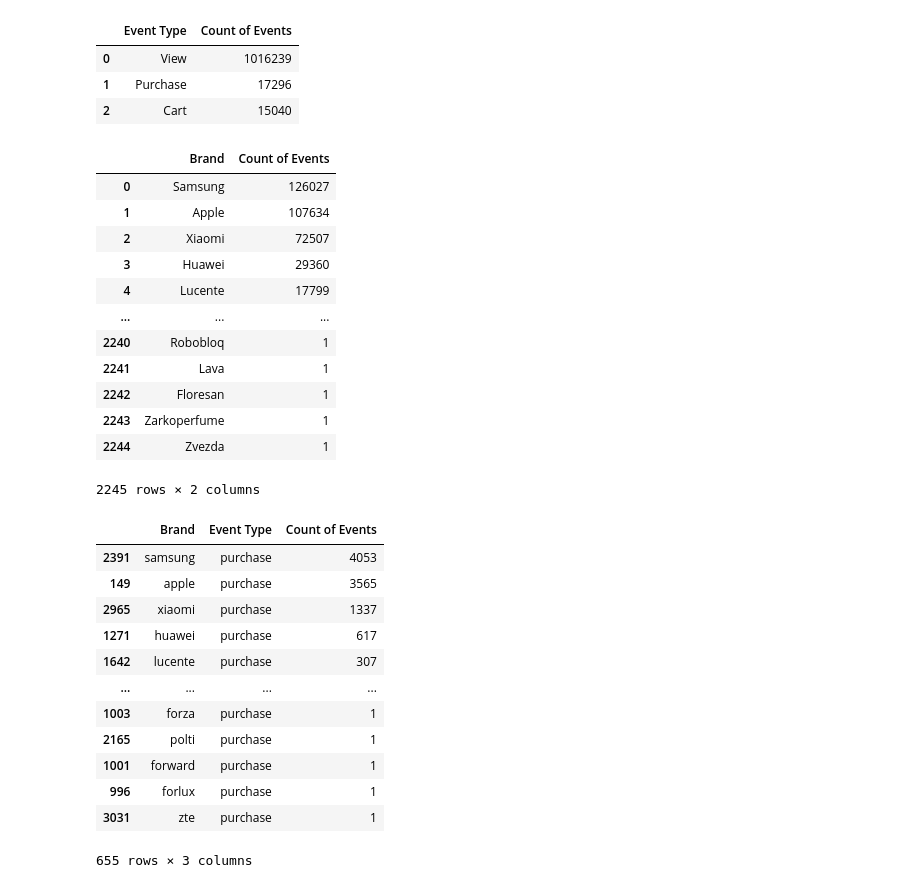
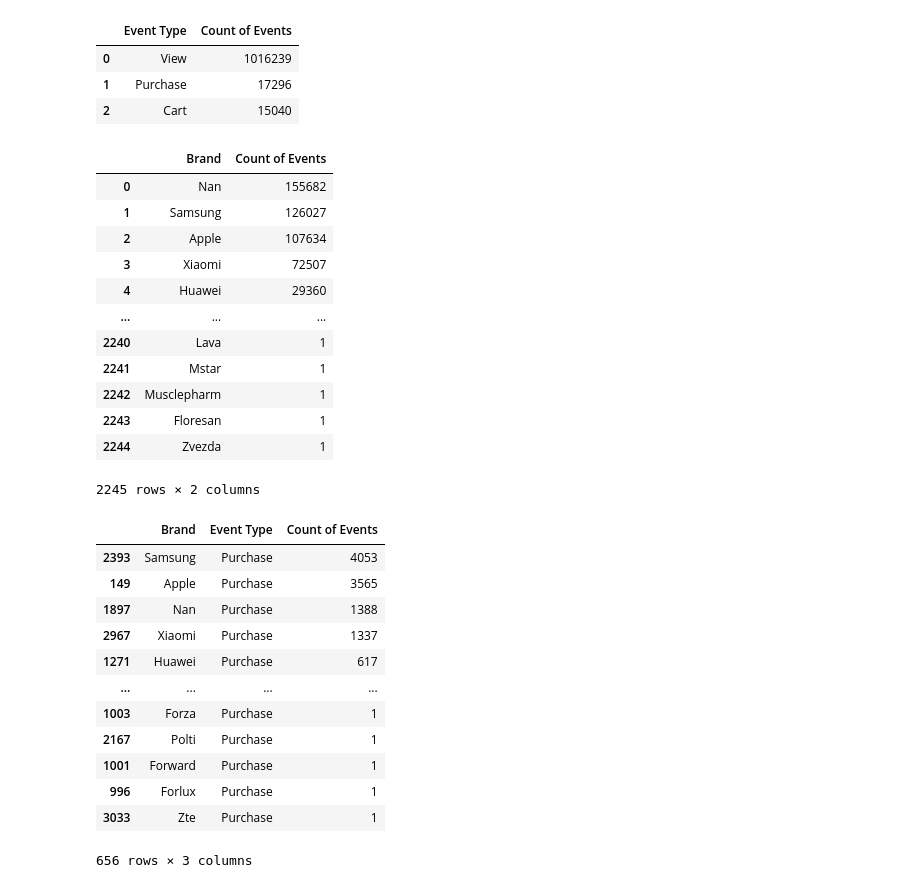
Before and after one commit to mjjohnson94/microFarm, a Jupyter notebook: User Session Analysis.ipynb, the cells around one changed output. Cells and saved outputs as stored; diff of their text form; code cells hidden in the pictures.

```diff
--- a/User Session Analysis.ipynb
+++ b/User Session Analysis.ipynb
@@ -99,8 +92,8 @@ userSession_Data
 # Create 3 new columns to hold each Category Code Level & split the Category Code column based on the '.' delimiter
 # Where Category Codes do not have additional categories, 'None' is returned
 
-userSession_Data[['Category Code L2', 'Category Code L3', 'Category Code L4']] = userSession_Data['Category Code'].str.split('.', n=2, expand=True)
+userSession_Data[['Category Code L1', 'Category Code L2', 'Category Code L3']] = userSession_Data['Category Code'].str.split('.', n=2, expand=True)
 
-# Print results
-userSession_Data.head()
+
+userSession_Data.drop(['Category Code'], axis=1).head()
 # %% [output]
@@ -178,54 +169,52 @@ eventTypes
 
 brandVolume = pd.DataFrame(userSession_Data.value_counts('Brand'), columns=['Count of Events']).reset_index()
 
-# Capitalize first letter of Brand data & Event Type data for tidiness
-
-brandVolume['Brand'] = brandVolume['Brand'].str.capitalize()
+# Print results
 
 brandVolume
 # %% [output]
 |  | Brand | Count of Events |
-| 0 | Samsung | 126027 |
-| 1 | Apple | 107634 |
-| 2 | Xiaomi | 72507 |
-| 3 | Huawei | 29360 |
-| 4 | Lucente | 17799 |
+| 0 | Nan | 155682 |
+| 1 | Samsung | 126027 |
+| 2 | Apple | 107634 |
+| 3 | Xiaomi | 72507 |
+| 4 | Huawei | 29360 |
 | ... | ... | ... |
-| 2240 | Robobloq | 1 |
-| 2241 | Lava | 1 |
-| 2242 | Floresan | 1 |
-| 2243 | Zarkoperfume | 1 |
+| 2240 | Lava | 1 |
+| 2241 | Mstar | 1 |
+| 2242 | Musclepharm | 1 |
+| 2243 | Floresan | 1 |
 | 2244 | Zvezda | 1 |
 2245 rows × 2 columns
 # %%
 ## Calculate brands with the highest purchase volume
 
 # groupby Brand and Event Type and use size() which returns the number of elements within an object
 # Create a new DataFrame which will show the count of each event type per unique brand name
 
 brandEventData = pd.DataFrame(userSession_Data.groupby(["Brand", "Event Type"]).size(), columns=['Count of Events']).reset_index()
 
 ## Filter the Event Type column for 'purchase' using .loc, assign to variable named brandPurchaseData
 
-brandPurchaseData = brandEventData.loc[brandEventData['Event Type'] == 'purchase']
+brandPurchaseData = brandEventData.loc[brandEventData['Event Type'] == 'Purchase']
 
 # Sort DataFrame from highest number of purchase events to lowest, print results
 
 brandPurchaseData.sort_values(by='Count of Events', ascending=False)
 # %% [output]
 |  | Brand | Event Type | Count of Events |
-| 2391 | samsung | purchase | 4053 |
-| 149 | apple | purchase | 3565 |
-| 2965 | xiaomi | purchase | 1337 |
-| 1271 | huawei | purchase | 617 |
-| 1642 | lucente | purchase | 307 |
+| 2393 | Samsung | Purchase | 4053 |
+| 149 | Apple | Purchase | 3565 |
+| 1897 | Nan | Purchase | 1388 |
+| 2967 | Xiaomi | Purchase | 1337 |
+| 1271 | Huawei | Purchase | 617 |
 | ... | ... | ... | ... |
-| 1003 | forza | purchase | 1 |
-| 2165 | polti | purchase | 1 |
-| 1001 | forward | purchase | 1 |
-| 996 | forlux | purchase | 1 |
-| 3031 | zte | purchase | 1 |
+| 1003 | Forza | Purchase | 1 |
+| 2167 | Polti | Purchase | 1 |
+| 1001 | Forward | Purchase | 1 |
+| 996 | Forlux | Purchase | 1 |
+| 3033 | Zte | Purchase | 1 |
-655 rows × 3 columns
+656 rows × 3 columns
 # %%
 # Count the instances of each category code by using the value_counts() method
 # This will return the count of instances for each unique category code
```
Also changed, not shown: parts of 6 cells of this notebook.
